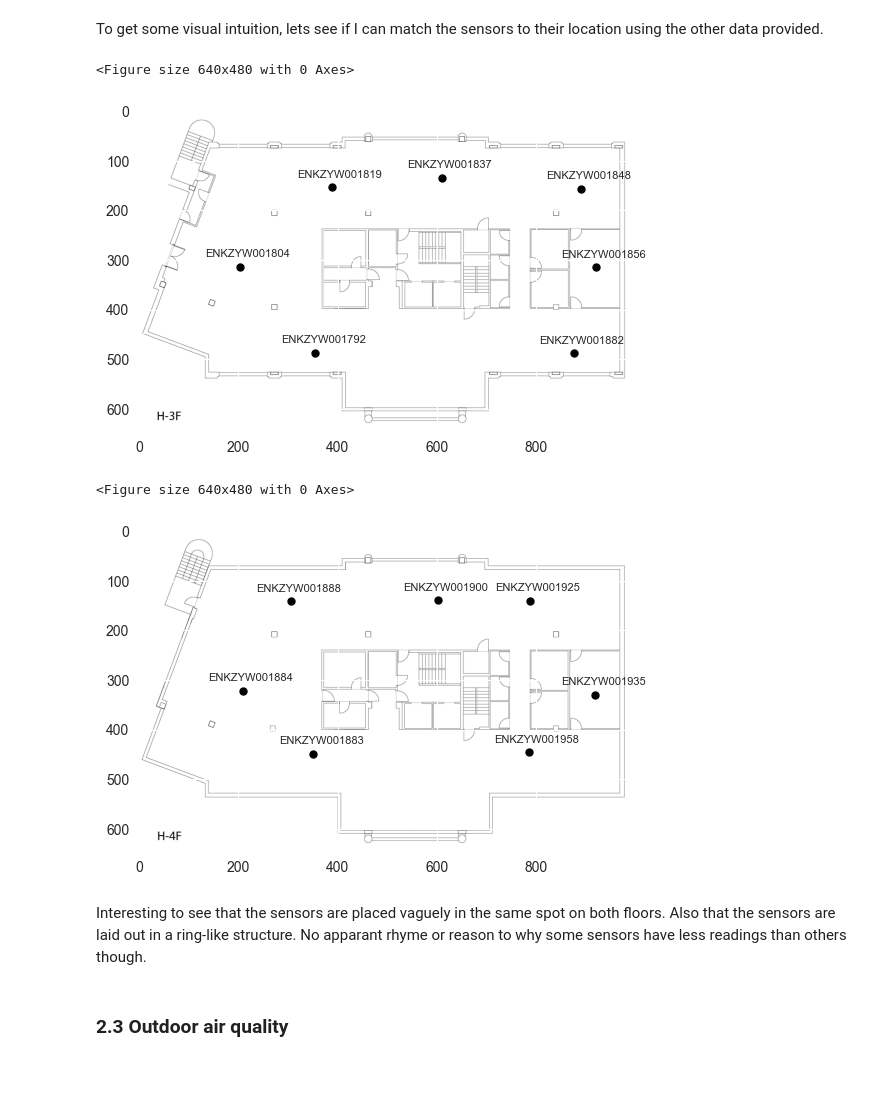
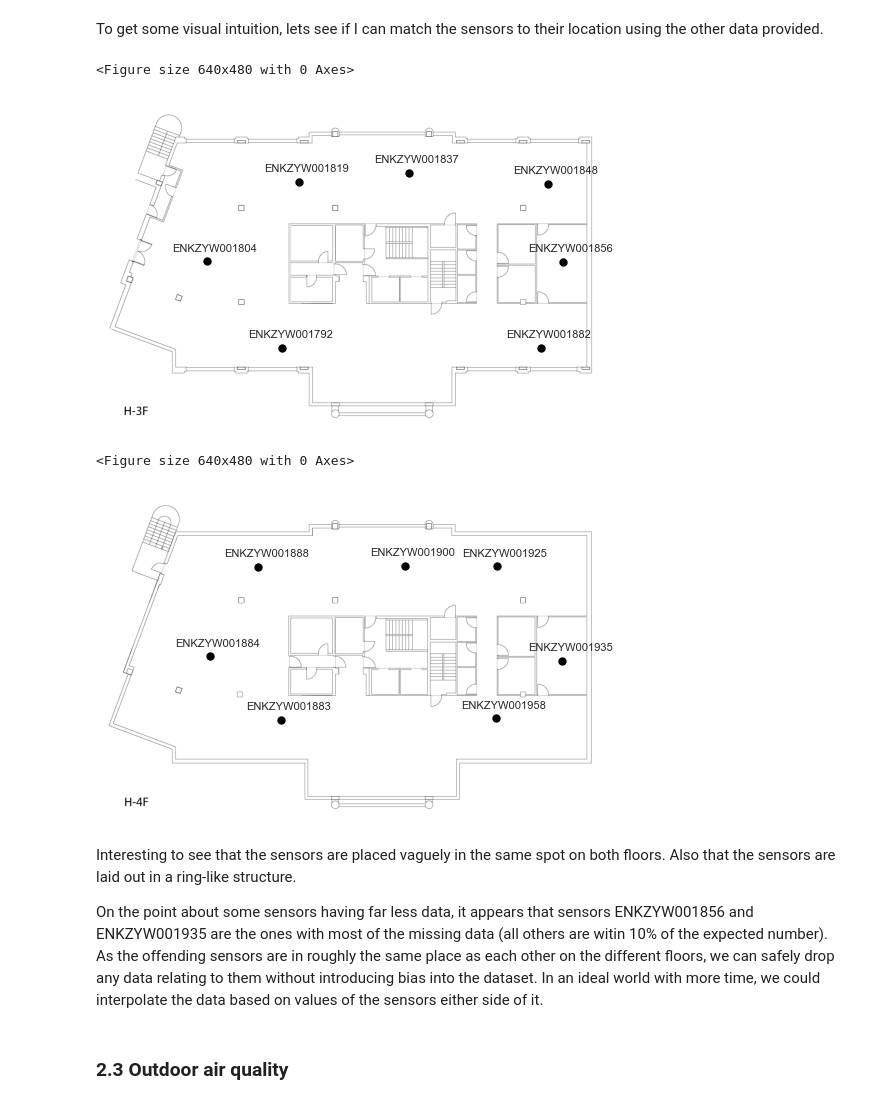
Before and after one commit to SidMurthy97/fp_task, a Jupyter notebook: analysis.ipynb, the cells around one changed output. Drawn from its saved outputs; the diff is of its cells as text; code cells hidden in the pictures; blank space fills up the shorter version.

```diff
--- a/analysis.ipynb
+++ b/analysis.ipynb
@@ -98,0 +111,4 @@ All sensors in this dataset have a different number of reads. No consequence of
+# %%
+plt.xticks(rotation=45)
+ax = sns.lineplot(data=iaq,x="documentTime",y="humidity",hue="sensor_id",estimator=None, n_boot=0)
+sns.move_legend(ax, "upper left", bbox_to_anchor=(1, 1))
@@ -104,34 +124,37 @@ To get some visual intuition, lets see if I can match the sensors to their locat
 # %%
 # This time lets read the json in as a dictionary
 with open('data/floors.json') as json_file:
     floor_data = json.load(json_file)
 
 #iterate and plot
 for packet in tqdm(floor_data):
 
     image_name = packet["image"]["name"]
 
     #read the image into a enw figure
     plt.figure()
     im = plt.imread(f"data/{image_name}")
     fig, ax = plt.subplots()
     im = ax.imshow(im)
 
     #the sensors key is a list of more dictionarys
     sensors = packet["sensors"]
 
     #plot each sensor and annotate. At this point the coordinate system is the image standard i.e mirrored on the x axis
     for sensor in sensors:
         x,y = sensor["location"]["x"],sensor["location"]["y"]
         plt.plot(x,y,'k.',markersize=10)
+        plt.axis('off')
         ax.annotate(sensor["sensor_id"], (x,y),xytext =(x - 70,y - 20), fontsize =8)
 # %% [output]
 <Figure size 640x480 with 0 Axes>
-[figure, old version]
+[figure, new version]
 <Figure size 640x480 with 0 Axes>
-[figure, old version]
+[figure, new version]
-# %% [markdown]
-Interesting to see that the sensors are placed vaguely in the same spot on both floors. Also that the sensors are laid out in a ring-like structure. No apparant rhyme or reason to why some sensors have less readings than others though.
+# %% [markdown]
+Interesting to see that the sensors are placed vaguely in the same spot on both floors. Also that the sensors are laid out in a ring-like structure.
+
+On the point about some sensors having far less data, it appears that sensors ENKZYW001856 and ENKZYW001935 are the ones with most of the missing data (all others are witin 10% of the expected number). As the offending sensors are in roughly the same place as each other on the different floors, we can safely drop any data relating to them without introducing bias into the dataset. In an ideal world with more time, we could interpolate the data based on values of the sensors either side of it.
 # %% [markdown]
 ### 2.3 Outdoor air quality
 # %%
```
Also changed, not shown: parts of 12 cells of this notebook.
